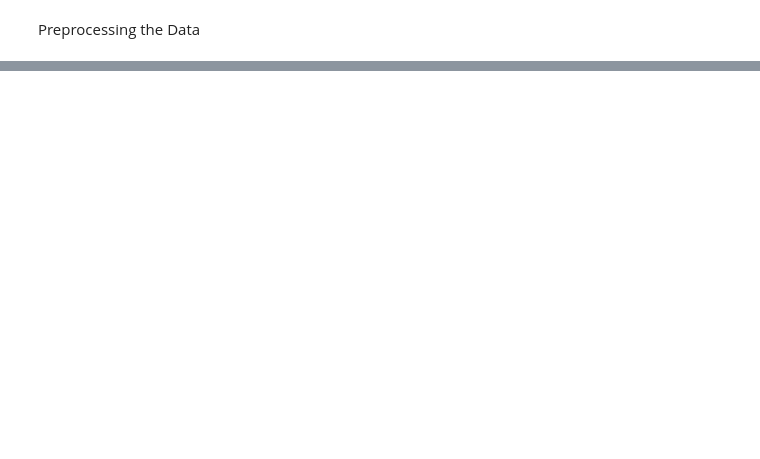
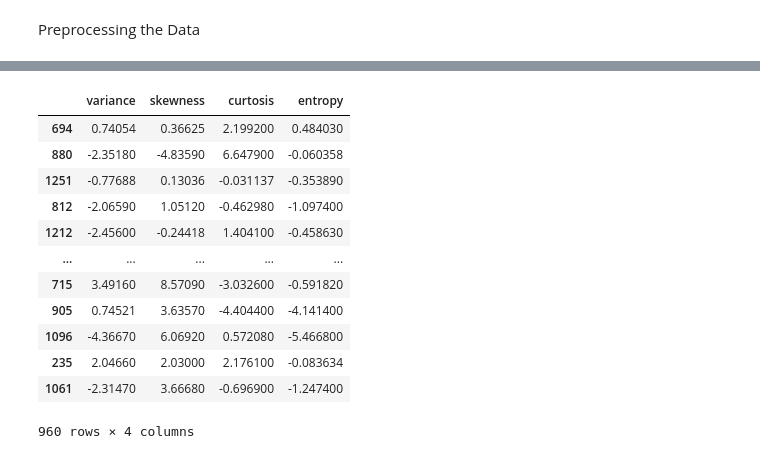
Before and after one commit to UmutMD/Bank-Note-Authentication-UCI_Model, a Jupyter notebook: Bank_Note_Authentication_UCI.ipynb, the cells around one changed output, grey strips where cells are left out. Drawn from its saved outputs; the diff is of its cells as text; code cells hidden in the pictures; blank space fills up the shorter version.

```diff
--- a/Bank_Note_Authentication_UCI.ipynb
+++ b/Bank_Note_Authentication_UCI.ipynb
@@ -101,0 +121,16 @@ Preprocessing the Data
+# %%
+X_train
+# %% [output]
+|  | variance | skewness | curtosis | entropy |
+| 694 | 0.74054 | 0.36625 | 2.199200 | 0.484030 |
+| 880 | -2.35180 | -4.83590 | 6.647900 | -0.060358 |
+| 1251 | -0.77688 | 0.13036 | -0.031137 | -0.353890 |
+| 812 | -2.06590 | 1.05120 | -0.462980 | -1.097400 |
+| 1212 | -2.45600 | -0.24418 | 1.404100 | -0.458630 |
+| ... | ... | ... | ... | ... |
+| 715 | 3.49160 | 8.57090 | -3.032600 | -0.591820 |
+| 905 | 0.74521 | 3.63570 | -4.404400 | -4.141400 |
+| 1096 | -4.36670 | 6.06920 | 0.572080 | -5.466800 |
+| 235 | 2.04660 | 2.03000 | 2.176100 | -0.083634 |
+| 1061 | -2.31470 | 3.66680 | -0.696900 | -1.247400 |
+960 rows × 4 columns
```
Also changed, not shown: parts of 18 cells of this notebook.
